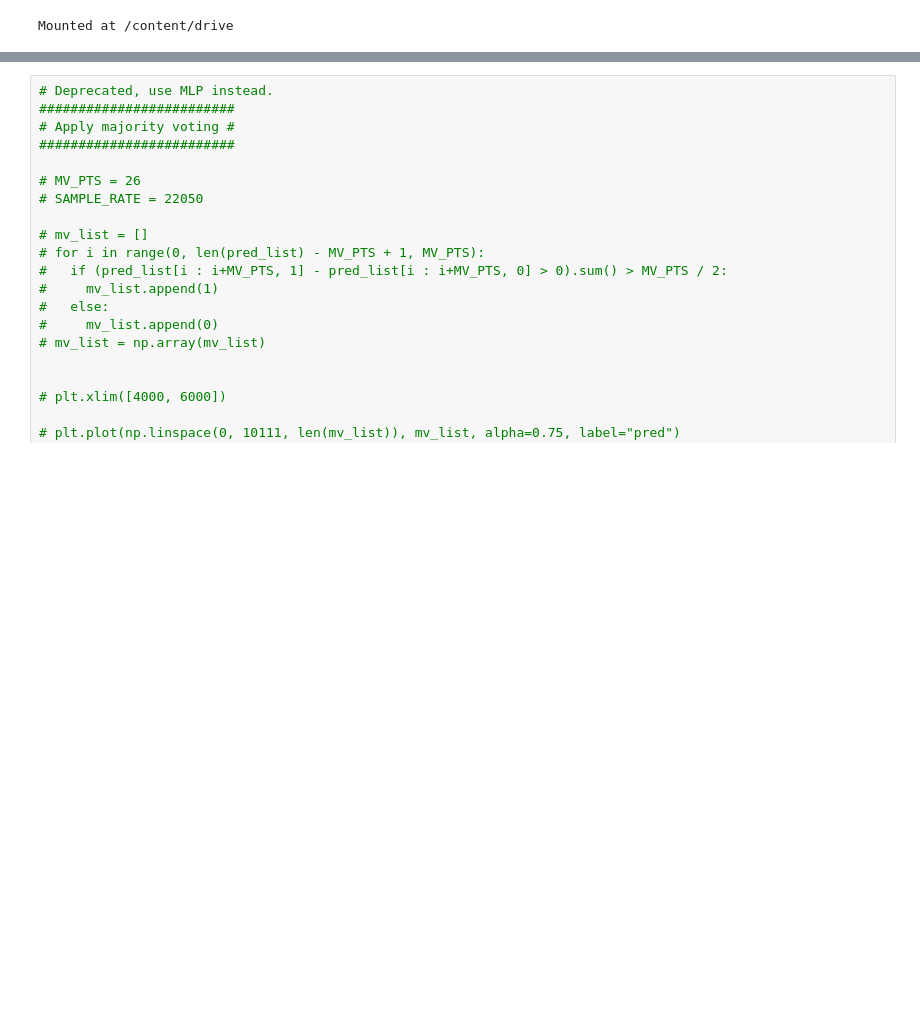
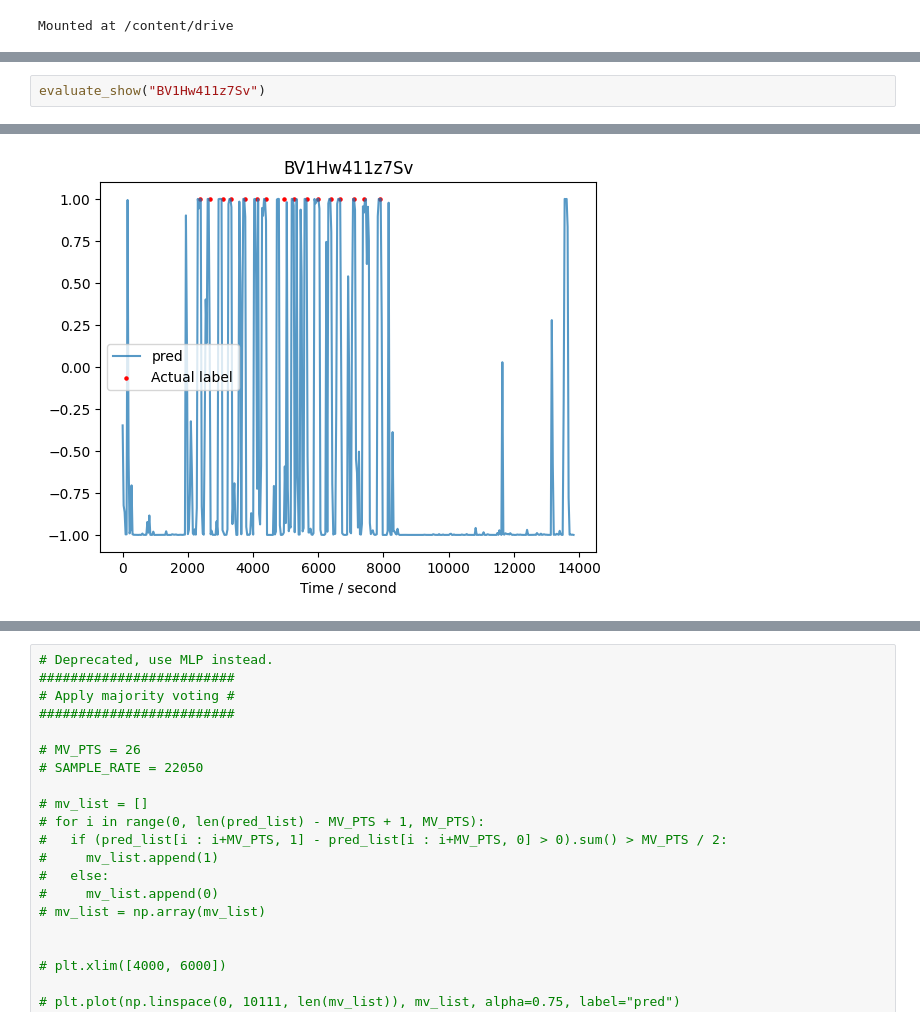
Before and after one commit to EricEricEricJin/ECE539-Group-Project, a Jupyter notebook: slicer.ipynb, the cells around one changed output, grey strips where cells are left out. Saved outputs shown, nothing was run; the diff lists cells and outputs as text; blank space fills up the shorter version.

```diff
--- a/slicer.ipynb
+++ b/slicer.ipynb
@@ -125,0 +139,3 @@ plt.scatter(marker+30, np.ones(len(marker)), c='r', s=5, label="Actual label")
+# %%
+evaluate_show("BV1Hw411z7Sv")
+# %% [output]
@@ -125,0 +144 @@ plt.scatter(marker+30, np.ones(len(marker)), c='r', s=5, label="Actual label")
+[figure, added]
```
Also changed, not shown: parts of 17 cells of this notebook.
